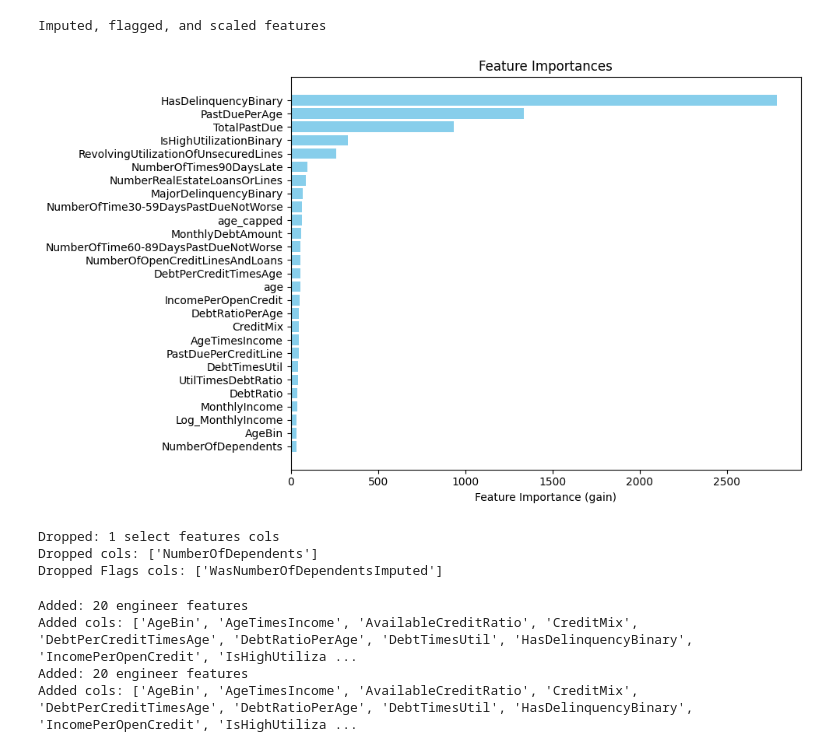
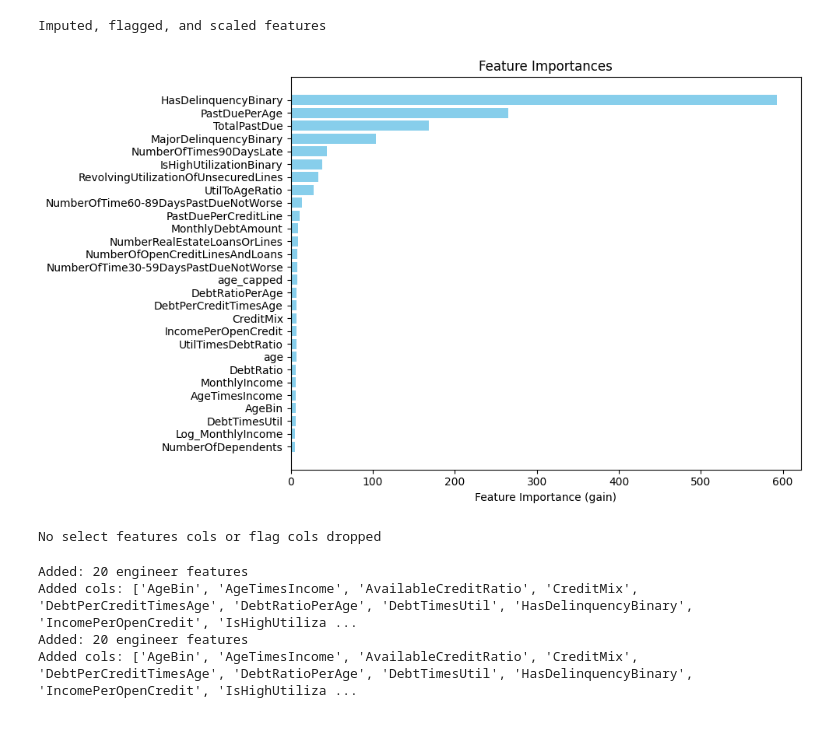
Before and after one commit to sunnysunny77/loan, a Jupyter notebook: cr.ipynb, the cells around one changed output. Drawn from its saved outputs; the diff is of its cells as text; code cells hidden in the pictures.

```diff
--- a/cr.ipynb
+++ b/cr.ipynb
@@ -590,12 +656,14 @@ plt.show()
 
 
 df_train = df_train[df_train['age'] > 0].reset_index(drop=True)
+
 df_train = df_train.sort_values(by="MonthlyIncome", ascending=False).iloc[1:].reset_index(drop=True)
+
 df_filtered = outlier_handling(
     df_train,
     target_col="SeriousDlqin2yrs",
-    threshold_high=99.99,
-    threshold_low=0.01
+    threshold_high = 99.993,
+    threshold_low = 0.007
 )
 
 numeric_df = df_filtered.select_dtypes(include=['int64', 'float64'])
@@ -681,5 +753,5 @@ CreditMix            3           0.00
 No high cardinality cols dropped
 # %%
 # Drop low correlated features to target
-df_corr, low_corr_cols_to_drop = drop_low_correlated_to_target(df_high, y_train, threshold=0.00125, drop_direction=None)
+df_corr, low_corr_cols_to_drop = drop_low_correlated_to_target(df_high, y_train, threshold=0, bias_mode=None)
 # %% [output]
@@ -714,12 +785,10 @@ df_processed, num_imputer, cat_imputer, robust_scaler, std_scaler  = impute_and_
 Imputed, flagged, and scaled features
 # %%
 # Feature selection
-df_selected, selected_features = select_features_xgb(df_processed, y_train, threshold=31.5, bias_mode=False)
+df_selected, selected_features = select_features_xgb(df_processed, y_train, threshold=None, bias_mode=None)
 # %% [output]
-[figure, old version]
+[figure, new version]
-Dropped: 1 select features cols
-Dropped cols: ['NumberOfDependents']
-Dropped Flags cols: ['WasNumberOfDependentsImputed']
+No select features cols or flag cols dropped
 # %%
 # Process
 all_cols_to_drop = feature_cols_to_drop + hm_cols_to_drop + low_corr_cols_to_drop + hc_cols_to_drop
```
Also changed, not shown: parts of 18 cells of this notebook, 2 other files.
